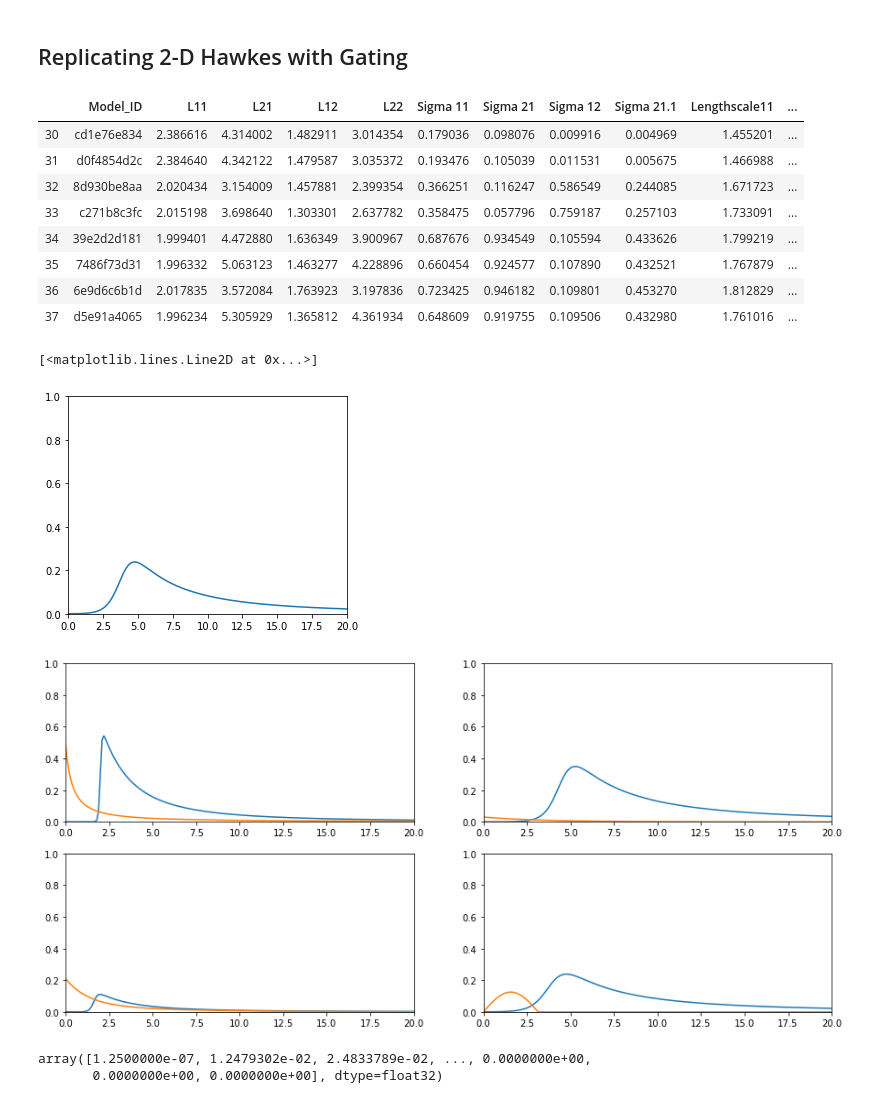
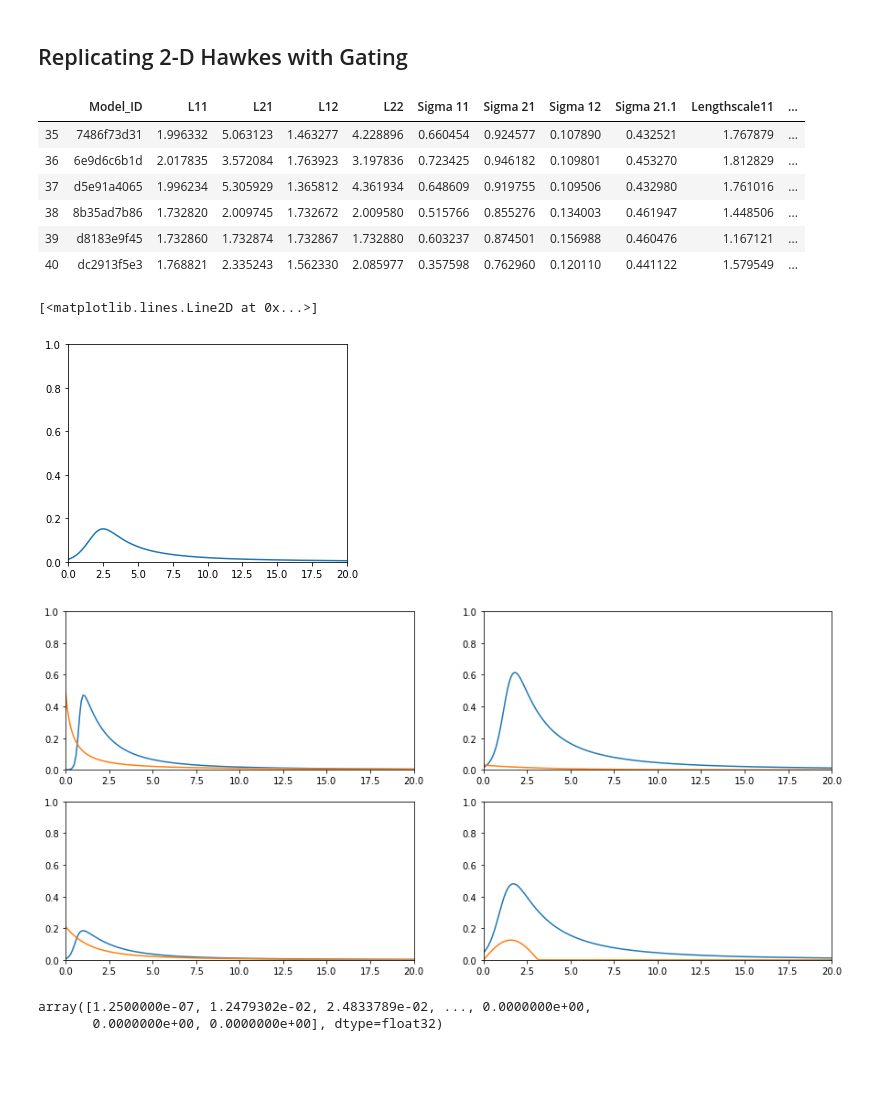
Before and after one commit to yamacisik/gated_kernel_tpp, a Jupyter notebook: kernel_fuctions_experiments.ipynb, the cells around one changed output. Cells and saved outputs as stored; diff of their text form; code cells hidden in the pictures; blank space fills up the shorter version.

```diff
--- a/kernel_fuctions_experiments.ipynb
+++ b/kernel_fuctions_experiments.ipynb
@@ -651,17 +651,15 @@ def magic_kernel_2(x, sigma=1, lengthscale=1, l = 1.0,s=1.0):
 t =torch.arange(0,200,0.1)+0.000001
 # %%
 params = pd.read_csv('learned_params_2.csv')
-params.tail(8)
+params.tail(6)
 # %% [output]
 |  | Model_ID | L11 | L21 | L12 | L22 | Sigma 11 | Sigma 21 | Sigma 12 | Sigma 21.1 | Lengthscale11 | ... |
-| 30 | cd1e76e834 | 2.386616 | 4.314002 | 1.482911 | 3.014354 | 0.179036 | 0.098076 | 0.009916 | 0.004969 | 1.455201 | ... |
-| 31 | d0f4854d2c | 2.384640 | 4.342122 | 1.479587 | 3.035372 | 0.193476 | 0.105039 | 0.011531 | 0.005675 | 1.466988 | ... |
-| 32 | 8d930be8aa | 2.020434 | 3.154009 | 1.457881 | 2.399354 | 0.366251 | 0.116247 | 0.586549 | 0.244085 | 1.671723 | ... |
-| 33 | c271b8c3fc | 2.015198 | 3.698640 | 1.303301 | 2.637782 | 0.358475 | 0.057796 | 0.759187 | 0.257103 | 1.733091 | ... |
-| 34 | 39e2d2d181 | 1.999401 | 4.472880 | 1.636349 | 3.900967 | 0.687676 | 0.934549 | 0.105594 | 0.433626 | 1.799219 | ... |
 | 35 | 7486f73d31 | 1.996332 | 5.063123 | 1.463277 | 4.228896 | 0.660454 | 0.924577 | 0.107890 | 0.432521 | 1.767879 | ... |
 | 36 | 6e9d6c6b1d | 2.017835 | 3.572084 | 1.763923 | 3.197836 | 0.723425 | 0.946182 | 0.109801 | 0.453270 | 1.812829 | ... |
 | 37 | d5e91a4065 | 1.996234 | 5.305929 | 1.365812 | 4.361934 | 0.648609 | 0.919755 | 0.109506 | 0.432980 | 1.761016 | ... |
+| 38 | 8b35ad7b86 | 1.732820 | 2.009745 | 1.732672 | 2.009580 | 0.515766 | 0.855276 | 0.134003 | 0.461947 | 1.448506 | ... |
+| 39 | d8183e9f45 | 1.732860 | 1.732874 | 1.732867 | 1.732880 | 0.603237 | 0.874501 | 0.156988 | 0.460476 | 1.167121 | ... |
+| 40 | dc2913f5e3 | 1.768821 | 2.335243 | 1.562330 | 2.085977 | 0.357598 | 0.762960 | 0.120110 | 0.441122 | 1.579549 | ... |
 # %%
 def magic_kernel_2(x, sigma=1, lengthscale=5, l = 1.0,s=1.0):
     d = x
@@ -674,18 +672,18 @@ def magic_kernel_2(x, sigma=1, lengthscale=5, l = 1.0,s=1.0):
     return sigma*k1*k2
 
 t =torch.arange(0,200,0.1)+0.000001
-values = magic_kernel_2(t,sigma = sigmas[i], lengthscale = lengtscales[i], s = ss[i],l = ls[i])
+values = magic_kernel_2(t,sigma = 0.3, lengthscale = 1.812829, s = 1,l = 1.996234)
 fig, axes = plt.subplots(1, 1,figsize=(5,4))
 axes.set_xlim(0, 20)
 axes.set_ylim(0, 1)
 axes.plot(t,values)
 # %% [output]
 [<matplotlib.lines.Line2D at 0x...>]
-[figure, old version]
+[figure, new version]
 # %%
 
 
-model_id  = '39e2d2d181'
+model_id  = '7486f73d31'
 ls = params.loc[params.Model_ID ==model_id].values[0][1:5]
 sigmas = params.loc[params.Model_ID ==model_id].values[0][5:9]
 lengtscales = params.loc[params.Model_ID ==model_id].values[0][9:13]
@@ -693,37 +691,37 @@ ss = params.loc[params.Model_ID ==model_id].values[0][13:17]
 
 def magic_kernel_2(x, sigma=1, lengthscale=5, l = 1.0,s=1.0):
     d = x
-    k1 = 1 + torch.tanh((d - l) / (s))
+    k1 = 1 + torch.tanh((d - l + 1) / s)
     alpha = 1
-    k2 =  (1 + (d ** 2) / (alpha * lengthscale ** 2)) ** (-alpha )
+    k2 =  (1 + (d ** 2) / (alpha * lengthscale ** 2)) ** (-alpha / 2)
 
 #     k2 = torch.exp(-(d) / lengthscale)
 
     return sigma*k1*k2
 
 
 t =torch.arange(0,200,0.1)+0.000001
 
 
 fig, axes = plt.subplots(2, 2,figsize=(15,7))
 axes = axes.flatten()
 for i in range(len(axes)):
 
     values = magic_kernel_2(t,sigma = sigmas[i], lengthscale = lengtscales[i], s = ss[i],l = ls[i])
 #     values = (values - values.min())/(values.max()-values.min())
     real_values = triggering_kernel(t,i)
 #     real_values = (real_values - real_values.min())/(real_values.max()-real_values.min())
 
     axes[i].plot(t,values)
     axes[i].plot(t,real_values)
     axes[i].set_xlim(0, 20)
     axes[i].set_ylim(0, 1)
 # axes[0].set_xlim(0, 10)
 # axes[1].set_ylim(0, 0.2)
 # axes[2].set_xlim(0, 10)
 # axes[3].set_ylim(0, 0.3)
 # %% [output]
-[figure, old version]
+[figure, new version]
 # %%
 real_values
 # %% [output]
```
Also changed, not shown: 3 other files.
